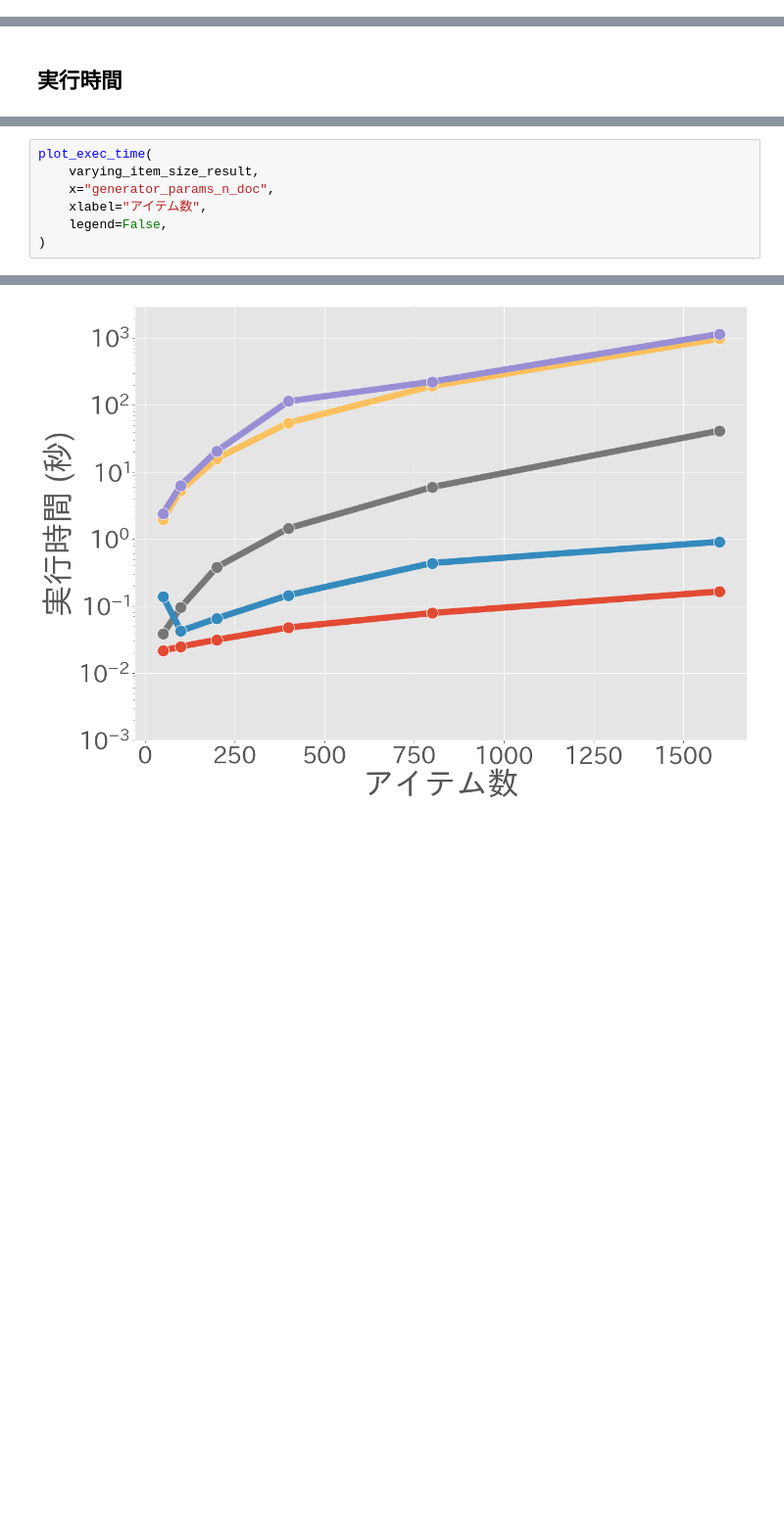
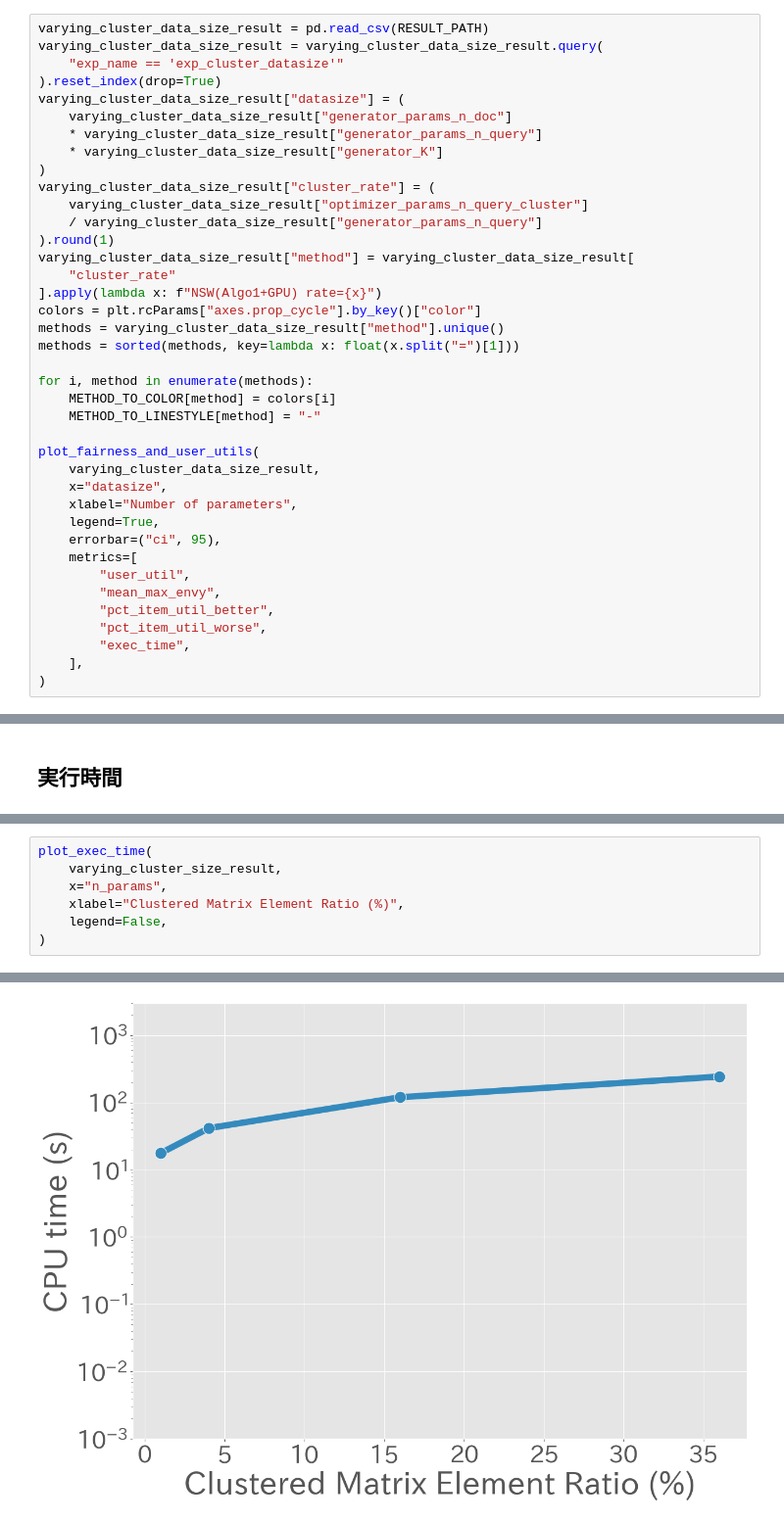
Before and after one commit to tubo213/nsw-with-optimal-transport, a Jupyter notebook: notebook/plot.ipynb, the cells around one changed output, grey strips where cells are left out. Shown at 98% size. Saved outputs shown, nothing was run; the diff lists cells and outputs as text; blank space fills up the shorter version.

```diff
--- a/notebook/plot.ipynb
+++ b/notebook/plot.ipynb
@@ -342,0 +450,39 @@ plot_fairness_and_user_utils(
+# %%
+varying_cluster_data_size_result = pd.read_csv(RESULT_PATH)
+varying_cluster_data_size_result = varying_cluster_data_size_result.query(
+    "exp_name == 'exp_cluster_datasize'"
+).reset_index(drop=True)
+varying_cluster_data_size_result["datasize"] = (
+    varying_cluster_data_size_result["generator_params_n_doc"]
+    * varying_cluster_data_size_result["generator_params_n_query"]
+    * varying_cluster_data_size_result["generator_K"]
+)
+varying_cluster_data_size_result["cluster_rate"] = (
+    varying_cluster_data_size_result["optimizer_params_n_query_cluster"]
+    / varying_cluster_data_size_result["generator_params_n_query"]
+).round(1)
+varying_cluster_data_size_result["method"] = varying_cluster_data_size_result[
+    "cluster_rate"
+].apply(lambda x: f"NSW(Algo1+GPU) rate={x}")
+colors = plt.rcParams["axes.prop_cycle"].by_key()["color"]
+methods = varying_cluster_data_size_result["method"].unique()
+methods = sorted(methods, key=lambda x: float(x.split("=")[1]))
+
+for i, method in enumerate(methods):
+    METHOD_TO_COLOR[method] = colors[i]
+    METHOD_TO_LINESTYLE[method] = "-"
+
+plot_fairness_and_user_utils(
+    varying_cluster_data_size_result,
+    x="datasize",
+    xlabel="Number of parameters",
+    legend=True,
+    errorbar=("ci", 95),
+    metrics=[
+        "user_util",
+        "mean_max_envy",
+        "pct_item_util_better",
+        "pct_item_util_worse",
+        "exec_time",
+    ],
+)
@@ -464,8 +659,8 @@ plot_only_legend(
 # %%
 plot_exec_time(
-    varying_item_size_result,
-    x="generator_params_n_doc",
-    xlabel="アイテム数",
+    varying_cluster_size_result,
+    x="n_params",
+    xlabel="Clustered Matrix Element Ratio (%)",
     legend=False,
 )
 # %% [output]
@@ -472 +668 @@ plot_exec_time(
-[figure, old version]
+[figure, new version]
```
Also changed, not shown: parts of 21 cells of this notebook.
